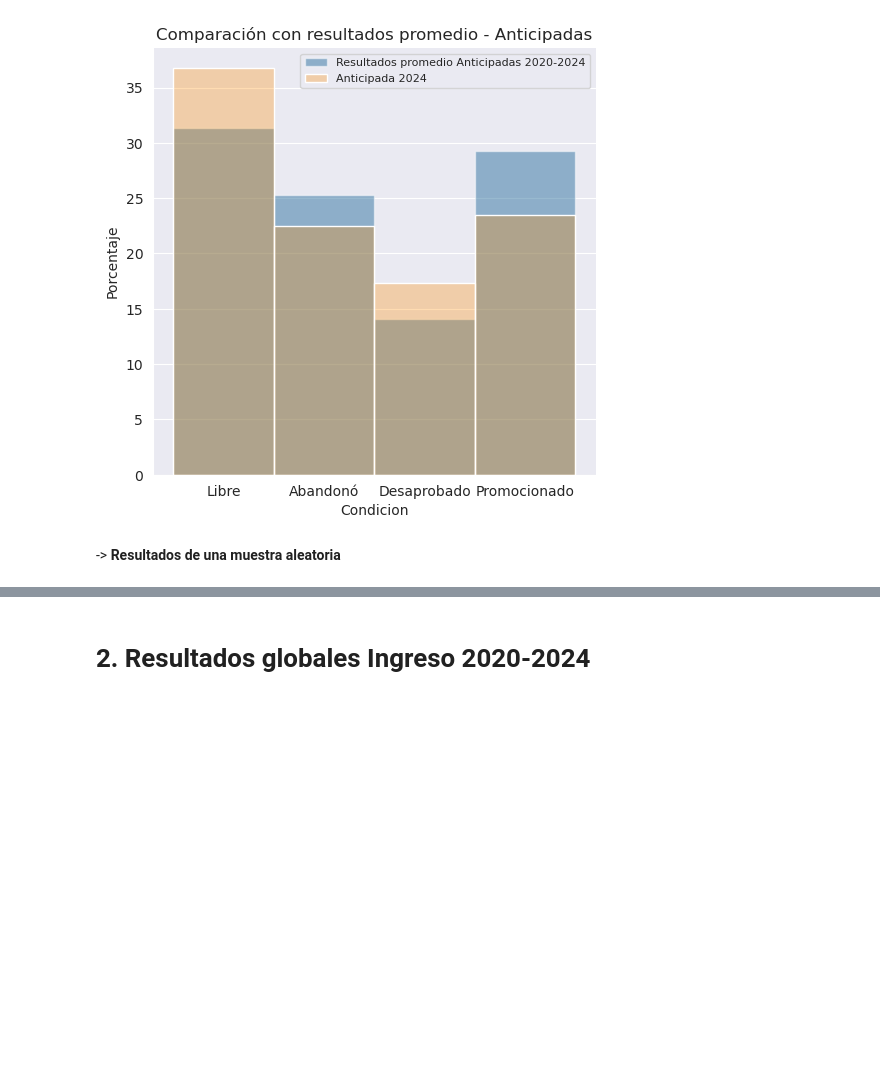
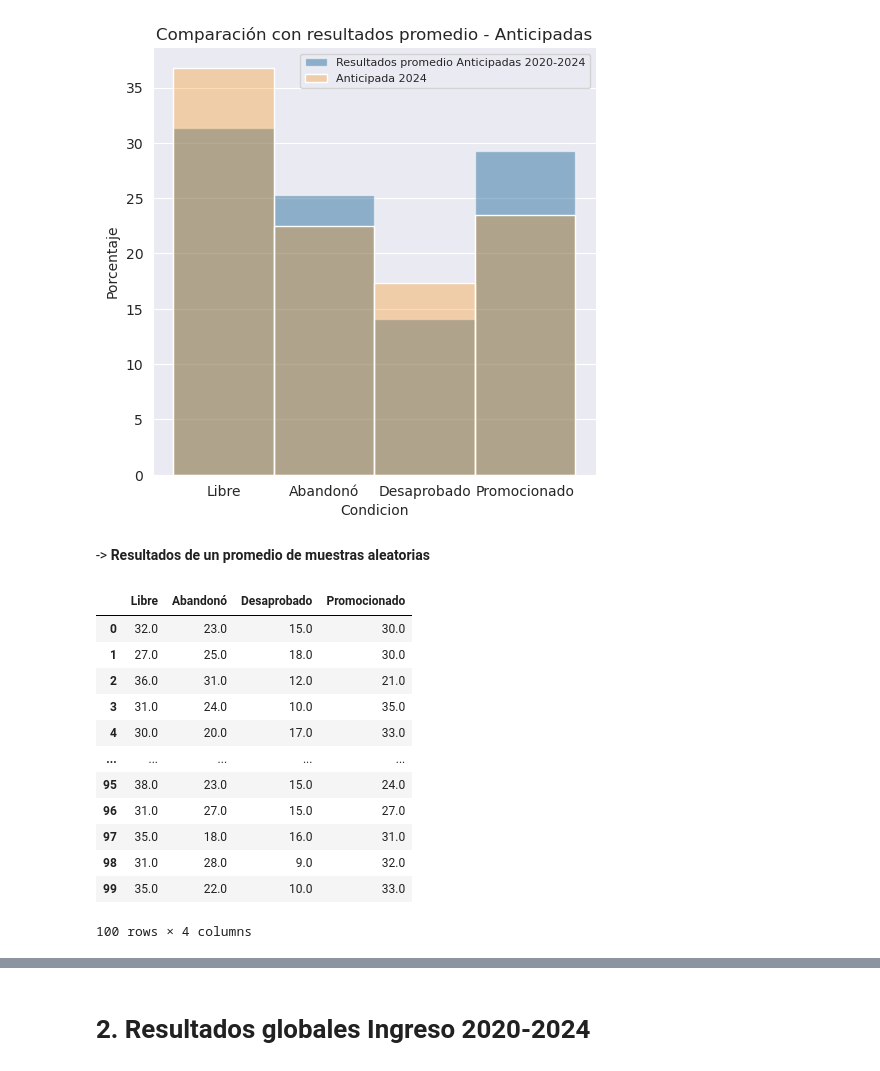
Before and after one commit to juanjogervasio/Intro-courses-analysis, a Jupyter notebook: Mate_PI_Analysis.ipynb, the cells around one changed output, grey strips where cells are left out. Saved outputs shown, nothing was run; the diff lists cells and outputs as text; code cells hidden in the pictures; blank space fills up the shorter version.

```diff
--- a/Mate_PI_Analysis.ipynb
+++ b/Mate_PI_Analysis.ipynb
@@ -881,5 +881,5 @@ plt.show()
 # %% [output]
 [figure]
 # %% [markdown]
--> **Resultados de una muestra aleatoria**
+-> **Resultados de un promedio de muestras aleatorias**
 # %%
@@ -886,0 +888,26 @@ plt.show()
+# %%
+# Tomemos 100 muestras aleatorias, cambiando la semilla, para que sean todas diferentes. Y promediemos los resultados:
+seed = 1234
+resultados_muestras = pd.DataFrame({"Libre": [], "Abandonó":[], "Desaprobado":[], "Promocionado":[]}) # Un dataframe vacio
+for i in range(100):
+    sample = Anticipadas.groupby("Año").sample(n= 20, random_state=seed*(2*i+1))
+    sample_counts = sample["Condicion"].value_counts(normalize=True) * 100
+    sample_dataFrame = pd.DataFrame([sample_counts], columns=["Libre", "Abandonó", "Desaprobado", "Promocionado"]).reset_index(drop=True)
+    resultados_muestras = pd.concat([resultados_muestras, sample_dataFrame])
+
+resultados_muestras.reset_index(drop=True, inplace=True)
+resultados_muestras
+# %% [output]
+|  | Libre | Abandonó | Desaprobado | Promocionado |
+| 0 | 32.0 | 23.0 | 15.0 | 30.0 |
+| 1 | 27.0 | 25.0 | 18.0 | 30.0 |
+| 2 | 36.0 | 31.0 | 12.0 | 21.0 |
+| 3 | 31.0 | 24.0 | 10.0 | 35.0 |
+| 4 | 30.0 | 20.0 | 17.0 | 33.0 |
+| ... | ... | ... | ... | ... |
+| 95 | 38.0 | 23.0 | 15.0 | 24.0 |
+| 96 | 31.0 | 27.0 | 15.0 | 27.0 |
+| 97 | 35.0 | 18.0 | 16.0 | 31.0 |
+| 98 | 31.0 | 28.0 | 9.0 | 32.0 |
+| 99 | 35.0 | 22.0 | 10.0 | 33.0 |
+100 rows × 4 columns
```
Also changed, not shown: parts of 5 cells of this notebook.
